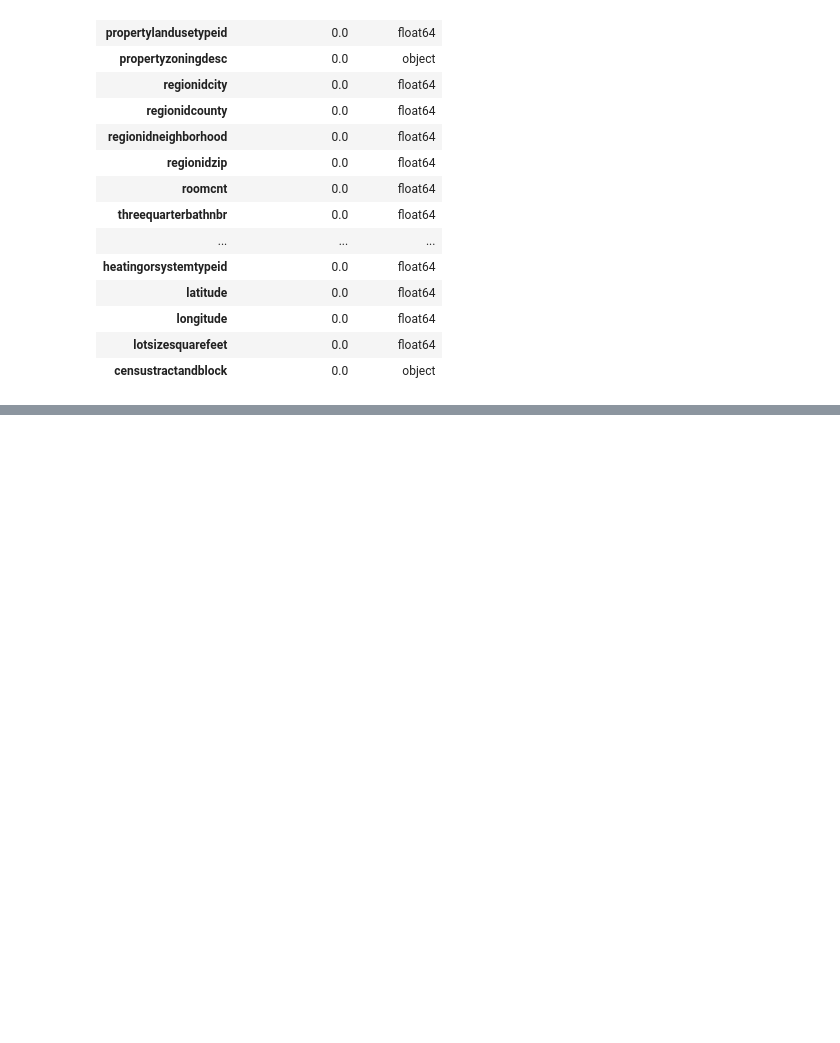
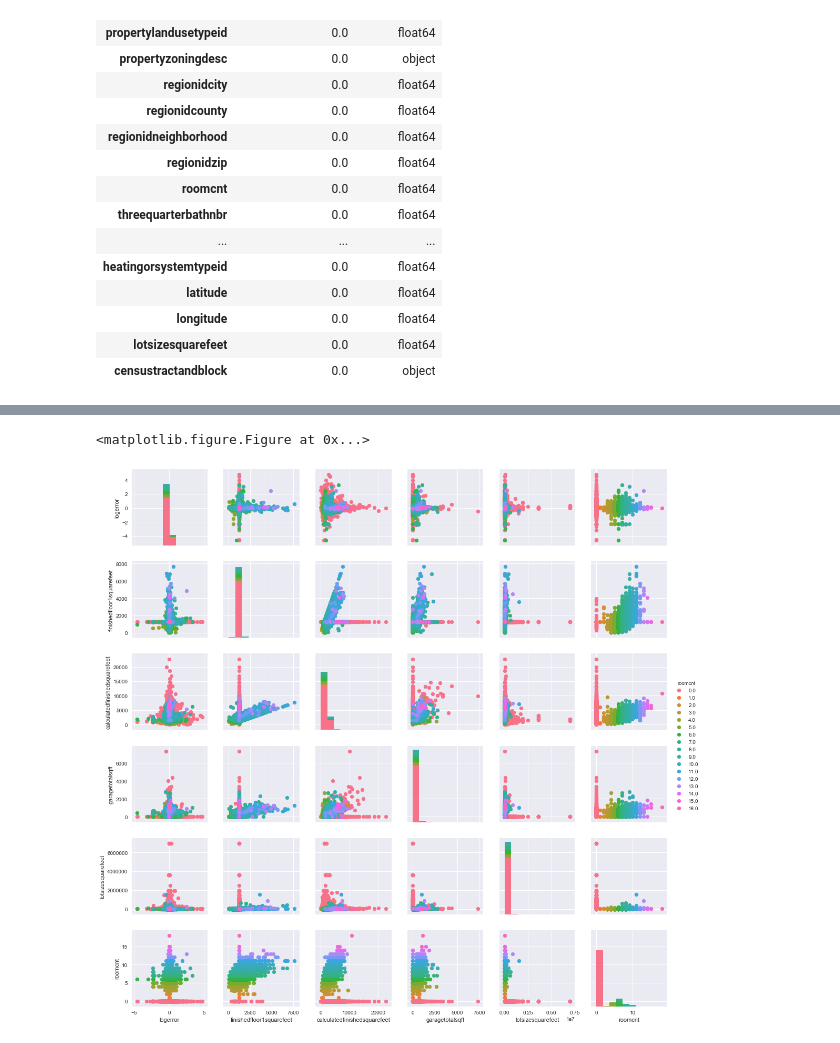
Before and after one commit to yfleung/springboard_datascience, a Jupyter notebook: Springboard Capstone Project1 - Zestimate log error prediction.ipynb, the cells around one changed output, grey strips where cells are left out. Saved outputs shown, nothing was run; the diff lists cells and outputs as text; code cells hidden in the pictures; blank space fills up the shorter version.

```diff
--- a/Springboard Capstone Project1 - Zestimate log error prediction.ipynb
+++ b/Springboard Capstone Project1 - Zestimate log error prediction.ipynb
@@ -595,0 +677,3 @@ column_analysis_df
+# %%
+fullset2016_df.longitude = fullset2016_df.longitude / 1000000
+fullset2016_df.latitude = fullset2016_df.latitude / 1000000
@@ -595,0 +718,11 @@ column_analysis_df
+# %%
+g = sns.PairGrid(fullset2016_df[['logerror',
+             'finishedfloor1squarefeet', 'calculatedfinishedsquarefeet',
+             'garagetotalsqft', 'lotsizesquarefeet', 'roomcnt']], hue="roomcnt")
+g.map_diag(plt.hist)
+g.map_offdiag(plt.scatter)
+g.add_legend()
+plt.show()
+# %% [output]
+<matplotlib.figure.Figure at 0x...>
+[figure, added]
```
Also changed, not shown: parts of 10 cells of this notebook.
